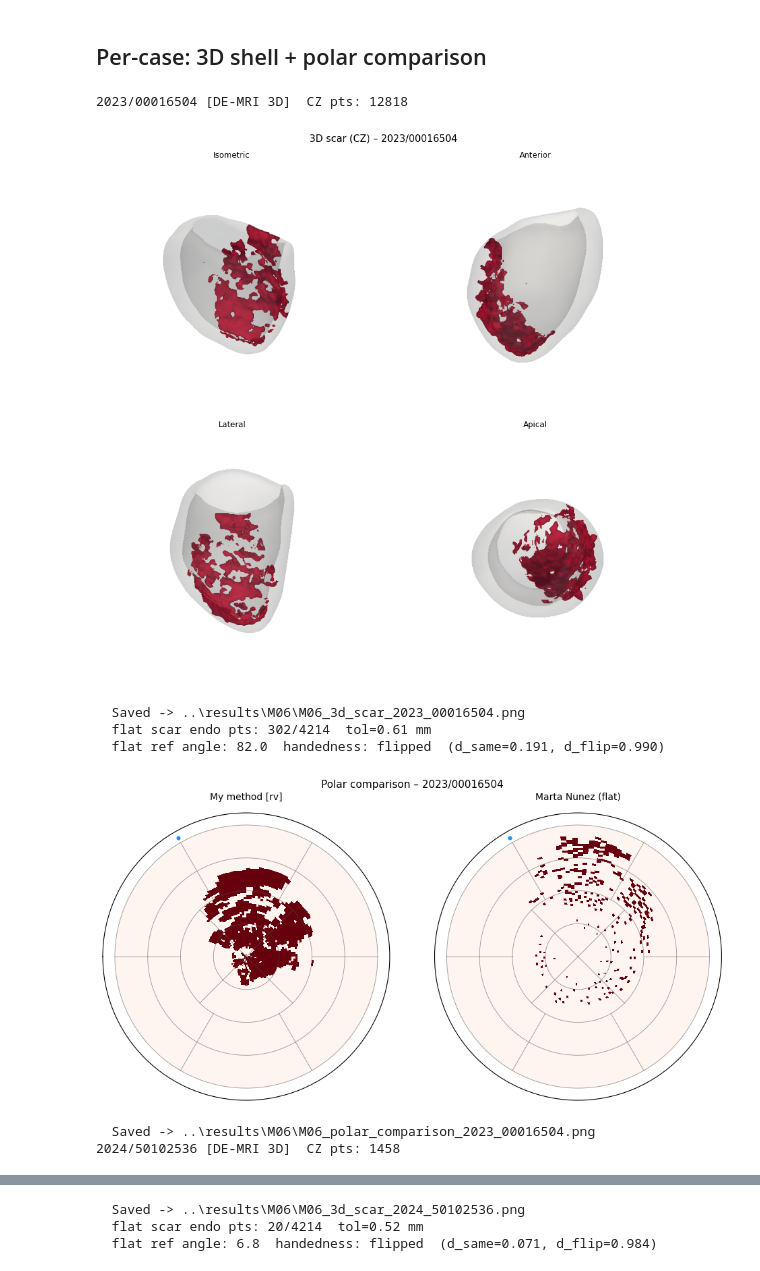
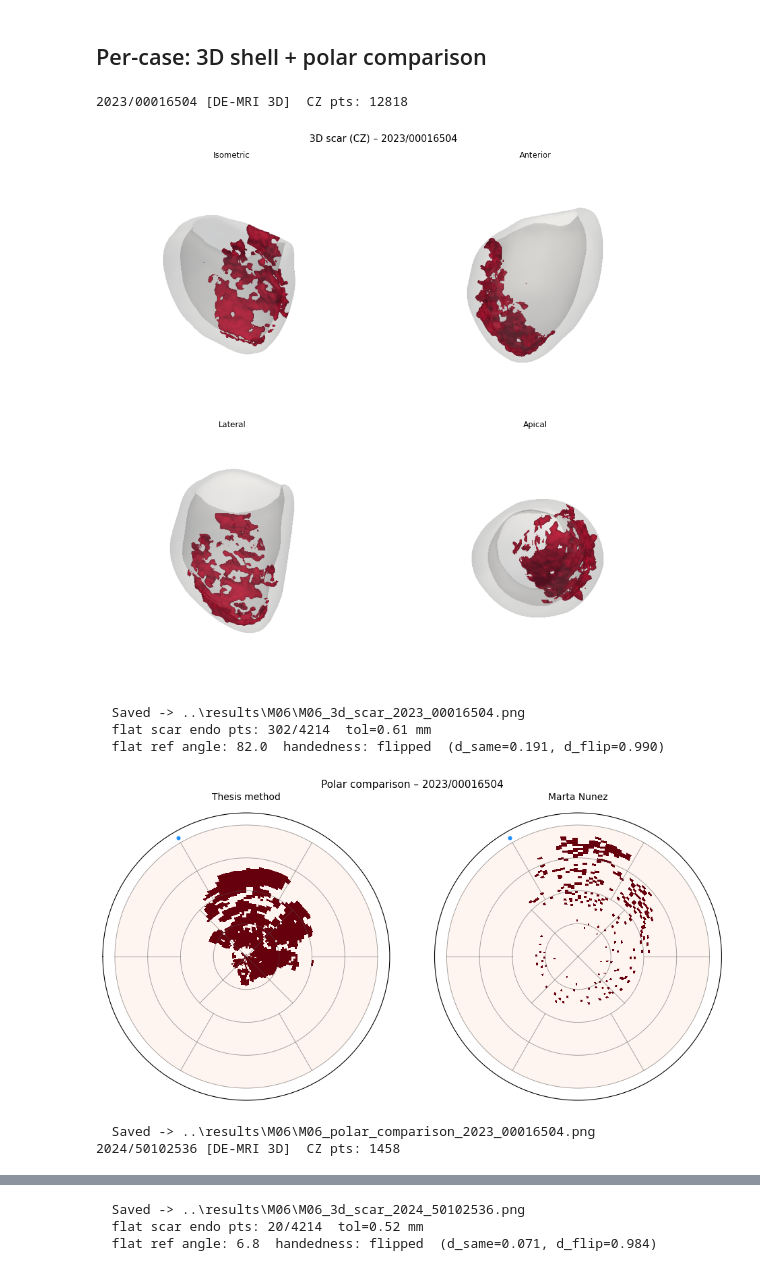
Before and after one commit to jcompanys/scar_tissue_that_I_wish_you_saw, a Jupyter notebook: lv-scar-segmentation/notebooks/M06_flattening_comparison.ipynb, the cells around one changed output, grey strips where cells are left out. Saved outputs shown, nothing was run; the diff lists cells and outputs as text; code cells hidden in the pictures.

```diff
--- a/lv-scar-segmentation/notebooks/M06_flattening_comparison.ipynb
+++ b/lv-scar-segmentation/notebooks/M06_flattening_comparison.ipynb
@@ -222,35 +222,35 @@ for year, pid in CASES:
     else:
         d_same, d_flip = float('nan'), float('nan')
         theta_flat_cw = theta_flat_raw
         hand = 'same (no basal pts)'
     print(f'  flat ref angle: {np.rad2deg(ref_angle):.1f}  handedness: {hand}'
           f'  (d_same={d_same:.3f}, d_flip={d_flip:.3f})')
 
     r_flat    = np.sqrt(x_f**2 + y_f**2)
     r_norm    = r_flat / (r_flat.max() + 1e-9)
     scar_pm_f = polar_mask(theta_flat_cw[is_scar], r_norm[is_scar], N_R, N_THETA, AHA_DISPLAY_DEG).astype(float)
 
     # ── plot ─────────────────────────────────────────────────────────────────
     fig, axes = plt.subplots(1, 2, figsize=(10, 5), subplot_kw=dict(projection='polar'))
     for ax, pm, title in zip(axes,
             [scar_pm, scar_pm_f],
-            ['My method [rv]', 'Marta Nunez (flat)']):
+            ['Thesis method', 'Marta Nunez']):
         ax.pcolormesh(T2, R2, pm, cmap='Reds', vmin=0, vmax=1, shading='flat')
         _draw_bullseye_grid(ax)
         ax.set_title(title, pad=14, fontsize=10)
     plt.suptitle(f'Polar comparison – {year}/{pid}', fontsize=11)
     plt.tight_layout()
     out = OUT_DIR / f'M06_polar_comparison_{year}_{pid}.png'
     plt.savefig(out, dpi=150, bbox_inches='tight')
     plt.show()
     print(f'  Saved -> {out}')
 # %% [output]
 2023/00016504 [DE-MRI 3D]  CZ pts: 12818
 [figure]
   Saved -> ..\results\M06\M06_3d_scar_2023_00016504.png
   flat scar endo pts: 302/4214  tol=0.61 mm
   flat ref angle: 82.0  handedness: flipped  (d_same=0.191, d_flip=0.990)
-[figure, old version]
+[figure, new version]
   Saved -> ..\results\M06\M06_polar_comparison_2023_00016504.png
 2024/50102536 [DE-MRI 3D]  CZ pts: 1458
 [figure]
```
Also changed, not shown: parts of 1 cell of this notebook, 6 other files.
